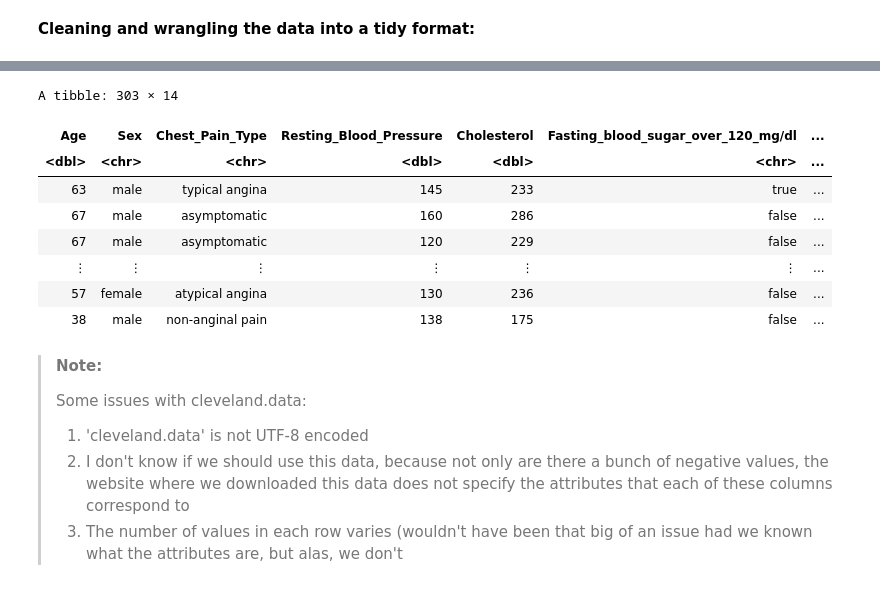
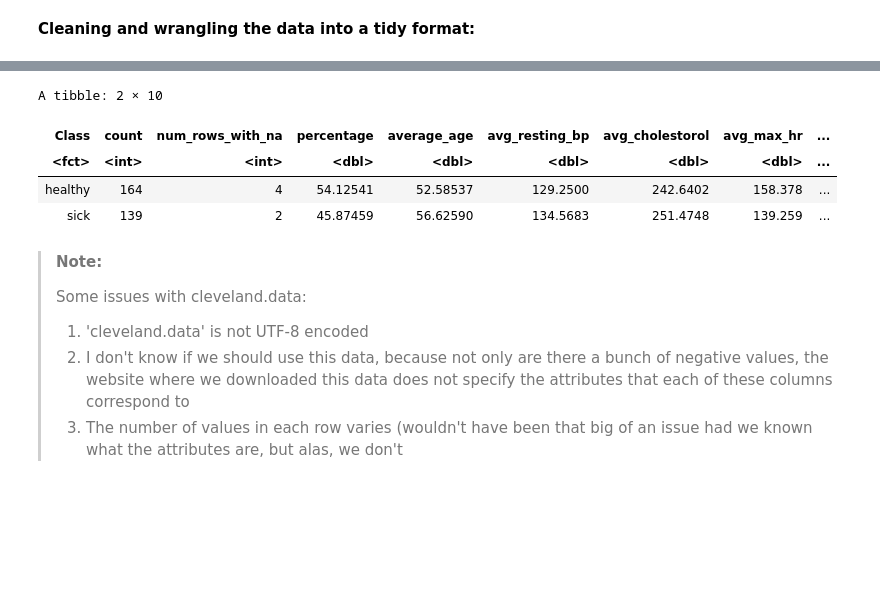
Before and after one commit to riacsik/heart-disease, a Jupyter notebook: group_project_proposal.ipynb, the cells around one changed output, grey strips where cells are left out. Drawn from its saved outputs; the diff is of its cells as text; code cells hidden in the pictures; blank space fills up the shorter version.

```diff
--- a/group_project_proposal.ipynb
+++ b/group_project_proposal.ipynb
@@ -125,20 +67,28 @@ A tibble: 2 × 1
 # %%
-cleveland_dataset_web <- cleveland_dataset_web |>
-      rename(Age = age, Sex = sex, "Chest_Pain_Type" = cp, "Resting_Blood_Pressure" = trestbps, Cholesterol = chol, "Fasting_blood_sugar_over_120_mg/dl" = fbs,
-      "Resting_ecg_results" = restecg, "Max_heart_rate" = thalach, "Exercise_induced_angina" = exang, "ST_depression_induced_by_exercise_relative_to_rest" = oldpeak,
-      "slope_of_the_peak_exercise_ST_segment" = slope, "Number_of_major_vessels_colored_by_flourosopy" = ca, "Thalassemia" = thal, "Diagnosis_of_heart_disease" = num)
+cleveland_dataset_web <- as_tibble(cleveland_dataset_web)
 
-cleveland_dataset_web
+cleveland_dataset_web |>
+      rename(Class = num) |>
+      mutate(Class = as.factor(Class)) |>
+      mutate(Class = fct_recode(Class, "healthy" = "0", "sick" = "1", "sick" = "2", "sick" = "3", "sick" = "4")) |>
+      group_by(Class) |>
+      summarize(
+         count = n(),
+         num_rows_with_na = sum(is.nan(ca) + is.nan(thal)),
+         percentage = count / nrow(cleveland_dataset_web) * 100,
+         average_age = mean(age, na.rm = TRUE),
+         avg_resting_bp = mean(trestbps, na.rm = TRUE),
+         avg_cholestorol = mean(chol, na.rm = TRUE),
+         avg_max_hr = mean(thalach, na.rm = TRUE),
+         avg_oldpeak = mean(oldpeak, na.rm = TRUE),
+         avg_ca = mean(ca, na.rm = TRUE)
+         )
 # %% [output]
-A tibble: 303 × 14
+A tibble: 2 × 10
-| Age | Sex | Chest_Pain_Type | Resting_Blood_Pressure | Cholesterol | Fasting_blood_sugar_over_120_mg/dl | ... |
-| <dbl> | <chr> | <chr> | <dbl> | <dbl> | <chr> | ... |
-| 63 | male | typical angina | 145 | 233 | true | ... |
-| 67 | male | asymptomatic | 160 | 286 | false | ... |
-| 67 | male | asymptomatic | 120 | 229 | false | ... |
-| ⋮ | ⋮ | ⋮ | ⋮ | ⋮ | ⋮ | ... |
-| 57 | female | atypical angina | 130 | 236 | false | ... |
-| 38 | male | non-anginal pain | 138 | 175 | false | ... |
+| Class | count | num_rows_with_na | percentage | average_age | avg_resting_bp | avg_cholestorol | avg_max_hr | ... |
+| <fct> | <int> | <int> | <dbl> | <dbl> | <dbl> | <dbl> | <dbl> | ... |
+| healthy | 164 | 4 | 54.12541 | 52.58537 | 129.2500 | 242.6402 | 158.378 | ... |
+| sick | 139 | 2 | 45.87459 | 56.62590 | 134.5683 | 251.4748 | 139.259 | ... |
 # %% [markdown]
 > **Note:**
 >
```
Also changed, not shown: parts of 12 cells of this notebook.
